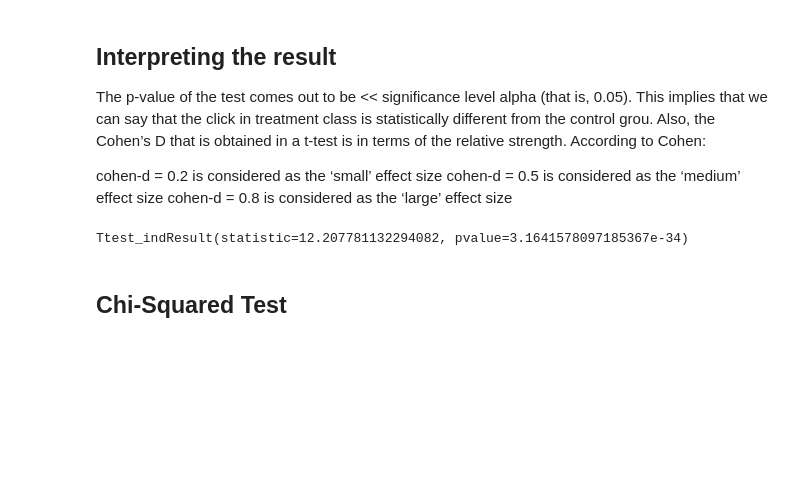
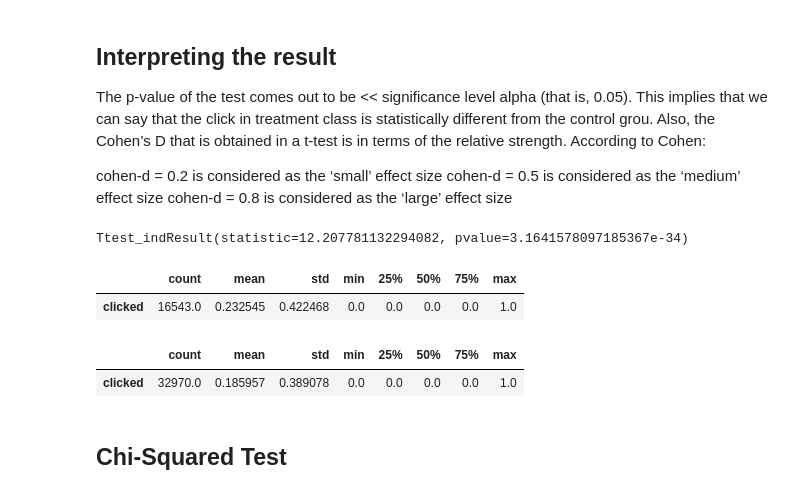
Before and after one commit to obeabi/Stats, a Jupyter notebook: RandomizedDesign_GroceryWebsiteData_pynb.ipynb, the cells around one changed output. Saved outputs shown, nothing was run; the diff lists cells and outputs as text; code cells hidden in the pictures; blank space fills up the shorter version.

```diff
--- a/RandomizedDesign_GroceryWebsiteData_pynb.ipynb
+++ b/RandomizedDesign_GroceryWebsiteData_pynb.ipynb
@@ -219,6 +219,18 @@ data_group_control = df_test[df_test.groups == 'Control']. reset_index(drop = Tr
 ttest_ind(data_group_test.clicked.values, data_group_control.clicked.values)
 # %% [output]
 Ttest_indResult(statistic=12.207781132294082, pvalue=3.1641578097185367e-34)
+# %%
+# test OR treatment group statistics
+data_group_test.describe().T
+# %% [output]
+|  | count | mean | std | min | 25% | 50% | 75% | max |
+| clicked | 16543.0 | 0.232545 | 0.422468 | 0.0 | 0.0 | 0.0 | 0.0 | 1.0 |
+# %%
+# control grouptest statistics
+data_group_control.describe().T
+# %% [output]
+|  | count | mean | std | min | 25% | 50% | 75% | max |
+| clicked | 32970.0 | 0.185957 | 0.389078 | 0.0 | 0.0 | 0.0 | 0.0 | 1.0 |
 # %% [markdown]
 ## Chi-Squared Test
 # %%
```
